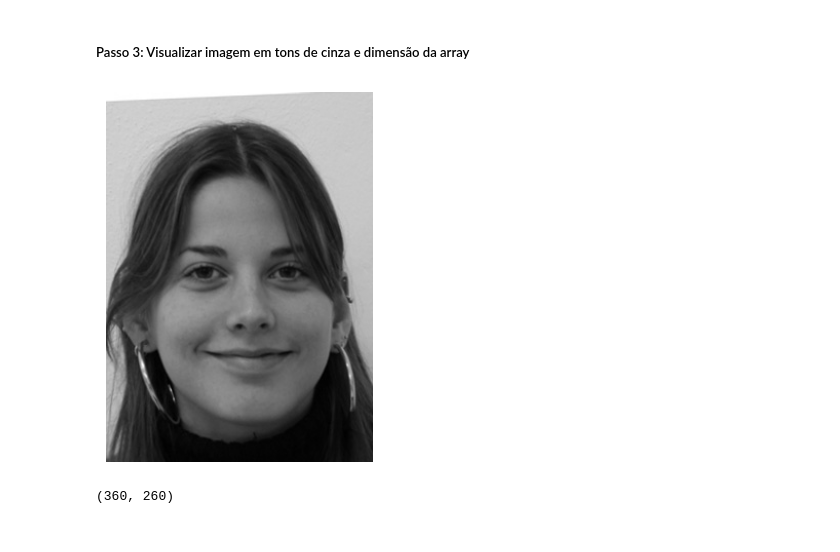
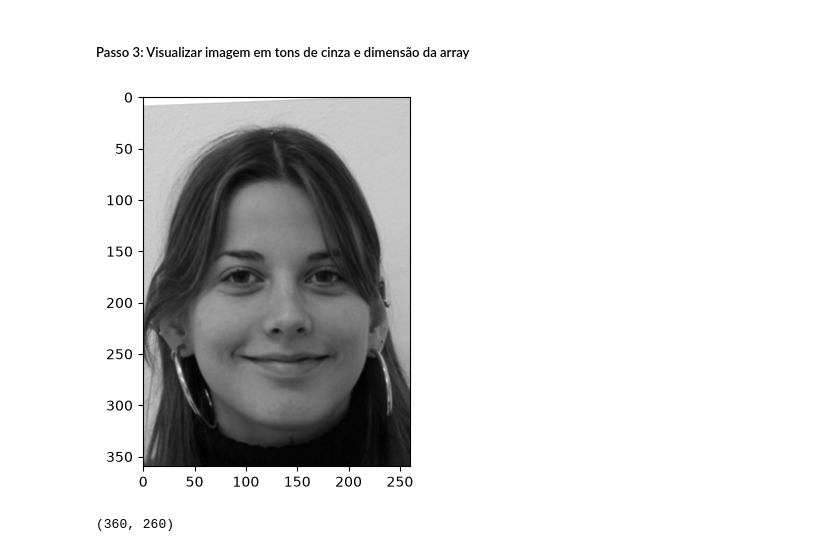
Before and after one commit to deveveryday/image-recognition, a Jupyter notebook: Introducao_ao_Reconhecimento_de_Padroes_171126.ipynb, the cells around one changed output. Cells and saved outputs as stored; diff of their text form; code cells hidden in the pictures.

```diff
--- a/Introducao_ao_Reconhecimento_de_Padroes_171126.ipynb
+++ b/Introducao_ao_Reconhecimento_de_Padroes_171126.ipynb
@@ -153,10 +118,10 @@ data = np.array(imagem_tons_cinza)
 # %%
 # Apresentando a imagem carregada na variável data
 plt.imshow(data, cmap='gray')
-plt.axis('off')
+plt.axis('on')
 plt.show()
 # %% [output]
-[figure, old version]
+[figure, new version]
 # %%
 # Dimensão da array
 data.shape
```
Also changed, not shown: parts of 19 cells of this notebook, 2 other files.
